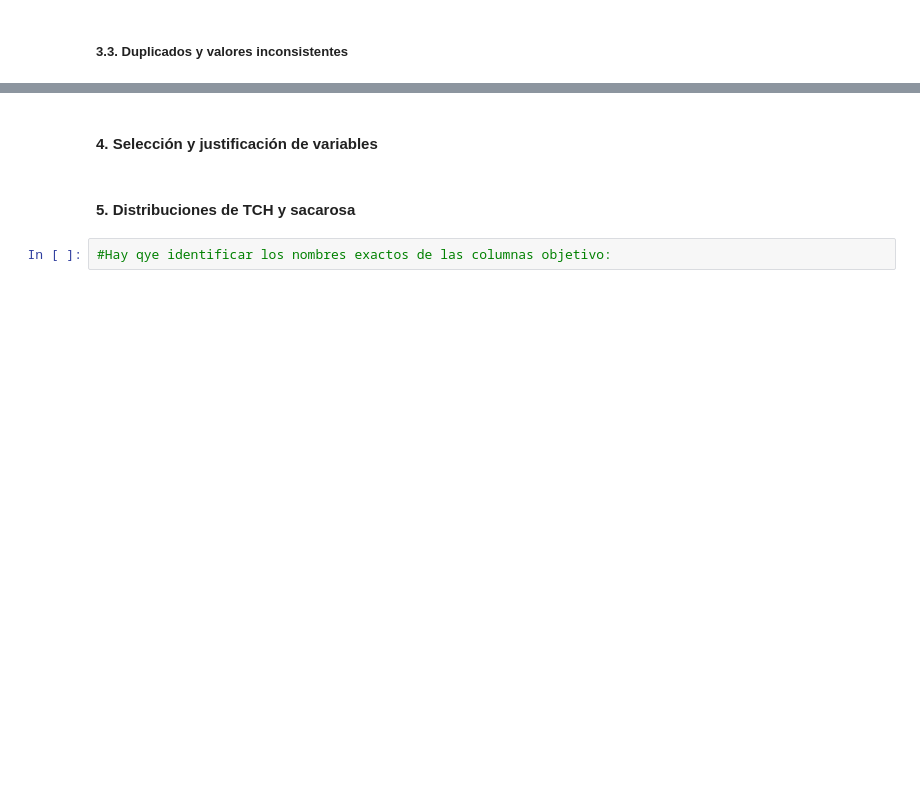
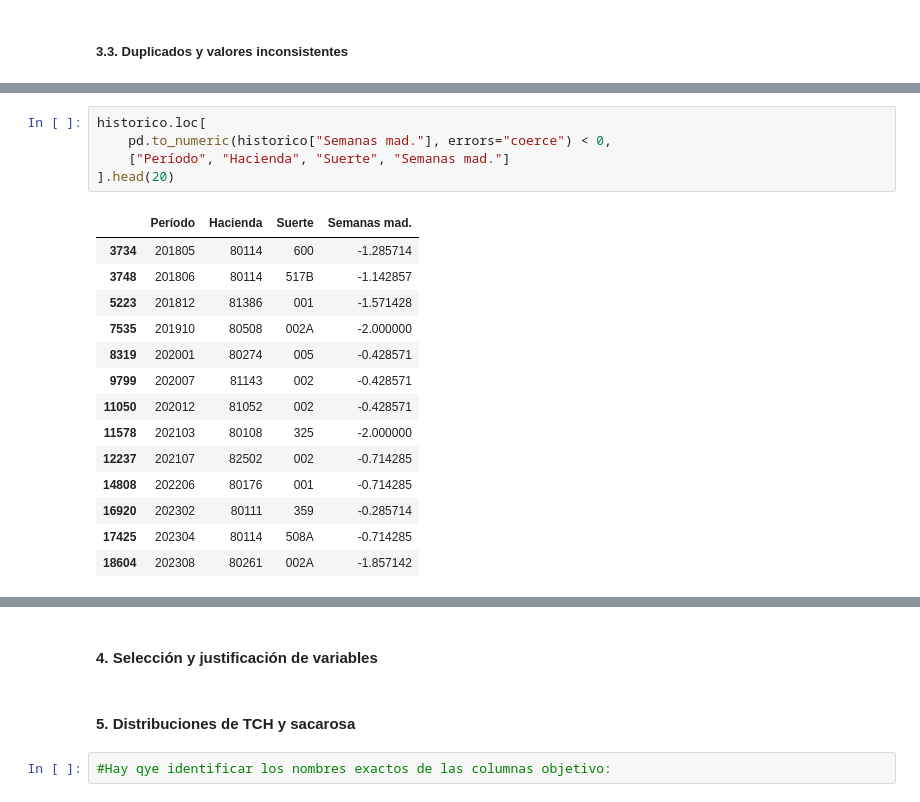
Before and after one commit to Sammmy1911/TallerAPO_Sweet, a Jupyter notebook: SweetLearning.ipynb, the cells around one changed output, grey strips where cells are left out. Cells and saved outputs as stored; diff of their text form; blank space fills up the shorter version.

```diff
--- a/SweetLearning.ipynb
+++ b/SweetLearning.ipynb
@@ -145,0 +448,20 @@ revisar_calidad(ipsa, "BD_IPSA_1940")
+# %%
+historico.loc[
+    pd.to_numeric(historico["Semanas mad."], errors="coerce") < 0,
+    ["Período", "Hacienda", "Suerte", "Semanas mad."]
+].head(20)
+# %% [output]
+|  | Período | Hacienda | Suerte | Semanas mad. |
+| 3734 | 201805 | 80114 | 600 | -1.285714 |
+| 3748 | 201806 | 80114 | 517B | -1.142857 |
+| 5223 | 201812 | 81386 | 001 | -1.571428 |
+| 7535 | 201910 | 80508 | 002A | -2.000000 |
+| 8319 | 202001 | 80274 | 005 | -0.428571 |
+| 9799 | 202007 | 81143 | 002 | -0.428571 |
+| 11050 | 202012 | 81052 | 002 | -0.428571 |
+| 11578 | 202103 | 80108 | 325 | -2.000000 |
+| 12237 | 202107 | 82502 | 002 | -0.714285 |
+| 14808 | 202206 | 80176 | 001 | -0.714285 |
+| 16920 | 202302 | 80111 | 359 | -0.285714 |
+| 17425 | 202304 | 80114 | 508A | -0.714285 |
+| 18604 | 202308 | 80261 | 002A | -1.857142 |
```
Also changed, not shown: parts of 34 cells of this notebook.
